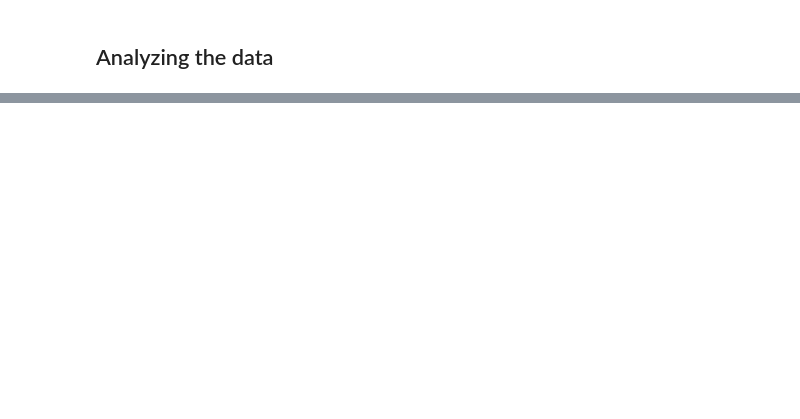
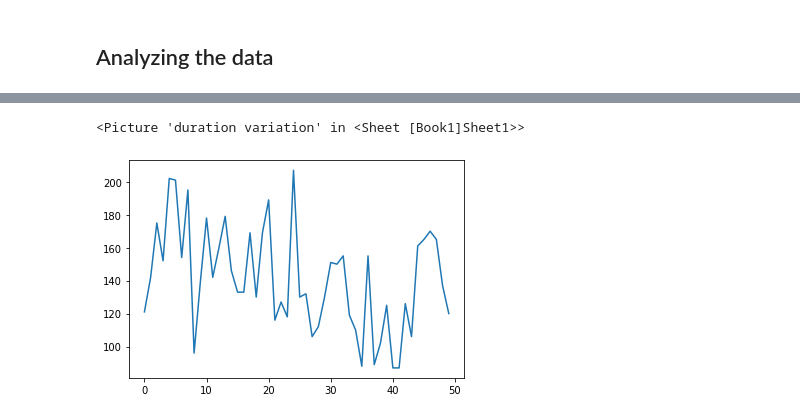
Before and after one commit to lucien-george/python-playground, a Jupyter notebook: engie-batch-3/04-Data-sourcing/lecture/web-scraping-imdb.ipynb, the cells around one changed output, grey strips where cells are left out. Saved outputs shown, nothing was run; the diff lists cells and outputs as text; code cells hidden in the pictures; blank space fills up the shorter version.

```diff
--- a/engie-batch-3/04-Data-sourcing/lecture/web-scraping-imdb.ipynb
+++ b/engie-batch-3/04-Data-sourcing/lecture/web-scraping-imdb.ipynb
@@ -86,4 +84,5 @@ import xlwings as xw
 # %%
-wb = xw.Book()
-sheet = wb.sheets['Sheet1']
+import xlwings as xw
+book = xw.Book()
+sheet = book.sheets['Sheet1']
 sheet.range('A1').value = movies_df
@@ -98,0 +94,10 @@ sheet.range('A1').options(pd.DataFrame, expand='table').value.head()
+# %%
+import matplotlib.pyplot as plt
+
+figure = plt.figure()
+plt.plot(movies_df['Duration'])
+
+sheet.pictures.add(figure, name='duration variation')
+# %% [output]
+<Picture 'duration variation' in <Sheet [Book1]Sheet1>>
+[figure, added]
```
Also changed, not shown: parts of 8 cells of this notebook, 2 other files.
